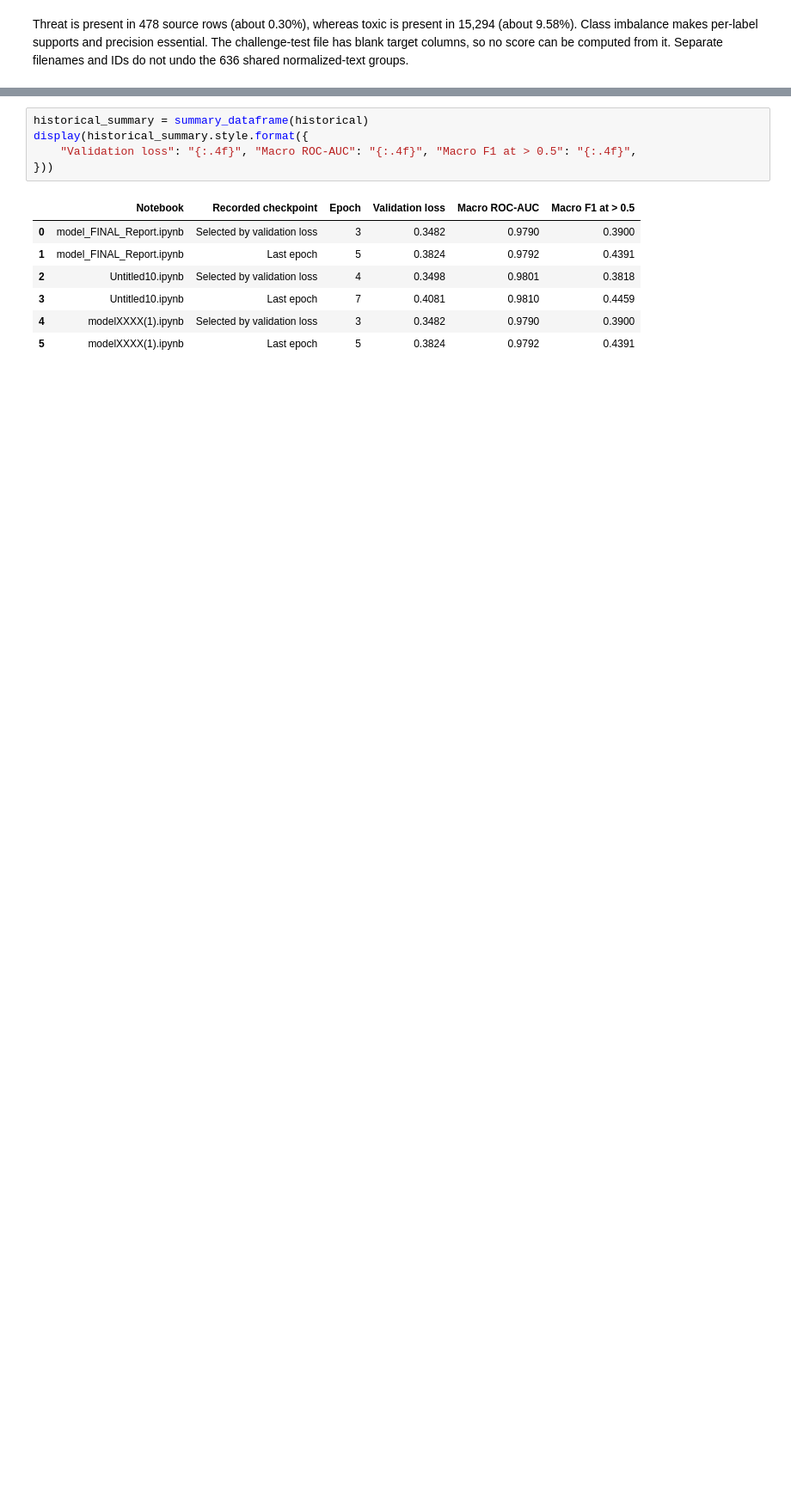
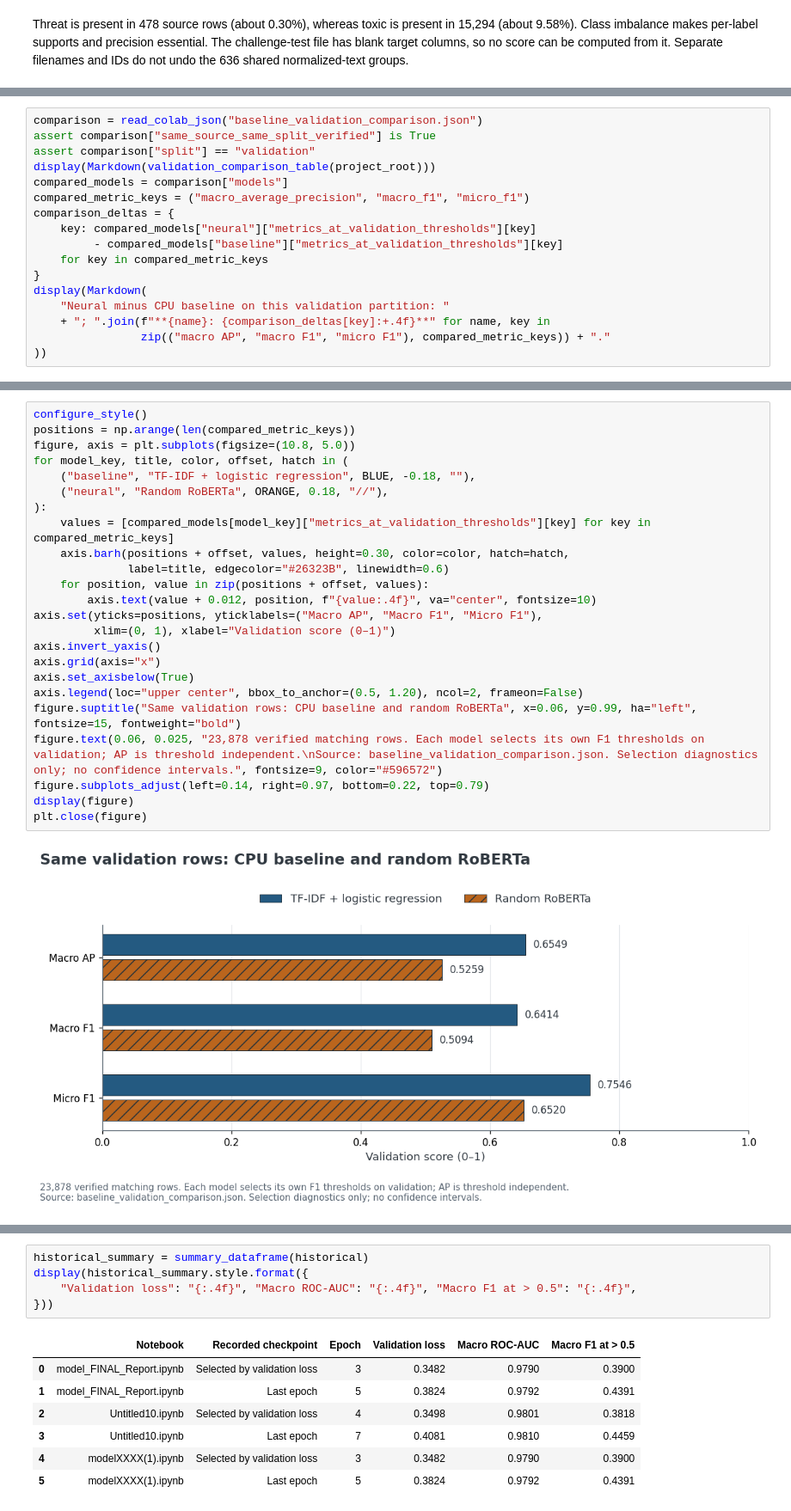
Before and after one commit to mobatayneh/toxic-comment-classification, a Jupyter notebook: notebooks/01_results_review.ipynb, the cells around one changed output, grey strips where cells are left out. Shown at 86% size. Drawn from its saved outputs; the diff is of its cells as text; blank space fills up the shorter version.

```diff
--- a/notebooks/01_results_review.ipynb
+++ b/notebooks/01_results_review.ipynb
@@ -127,0 +234,17 @@ F1 in these saved outputs uses strict `score > 0.5`. Table precision reflects th
+# %%
+comparison = read_colab_json("baseline_validation_comparison.json")
+assert comparison["same_source_same_split_verified"] is True
+assert comparison["split"] == "validation"
+display(Markdown(validation_comparison_table(project_root)))
+compared_models = comparison["models"]
+compared_metric_keys = ("macro_average_precision", "macro_f1", "micro_f1")
+comparison_deltas = {
+    key: compared_models["neural"]["metrics_at_validation_thresholds"][key]
+         - compared_models["baseline"]["metrics_at_validation_thresholds"][key]
+    for key in compared_metric_keys
+}
+display(Markdown(
+    "Neural minus CPU baseline on this validation partition: "
+    + "; ".join(f"**{name}: {comparison_deltas[key]:+.4f}**" for name, key in
+                zip(("macro AP", "macro F1", "micro F1"), compared_metric_keys)) + "."
+))
@@ -127,0 +259,26 @@ F1 in these saved outputs uses strict `score > 0.5`. Table precision reflects th
+# %%
+configure_style()
+positions = np.arange(len(compared_metric_keys))
+figure, axis = plt.subplots(figsize=(10.8, 5.0))
+for model_key, title, color, offset, hatch in (
+    ("baseline", "TF-IDF + logistic regression", BLUE, -0.18, ""),
+    ("neural", "Random RoBERTa", ORANGE, 0.18, "//"),
+):
+    values = [compared_models[model_key]["metrics_at_validation_thresholds"][key] for key in compared_metric_keys]
+    axis.barh(positions + offset, values, height=0.30, color=color, hatch=hatch,
+              label=title, edgecolor="#26323B", linewidth=0.6)
+    for position, value in zip(positions + offset, values):
+        axis.text(value + 0.012, position, f"{value:.4f}", va="center", fontsize=10)
+axis.set(yticks=positions, yticklabels=("Macro AP", "Macro F1", "Micro F1"),
+         xlim=(0, 1), xlabel="Validation score (0–1)")
+axis.invert_yaxis()
+axis.grid(axis="x")
+axis.set_axisbelow(True)
+axis.legend(loc="upper center", bbox_to_anchor=(0.5, 1.20), ncol=2, frameon=False)
+figure.suptitle("Same validation rows: CPU baseline and random RoBERTa", x=0.06, y=0.99, ha="left", fontsize=15, fontweight="bold")
+figure.text(0.06, 0.025, "23,878 verified matching rows. Each model selects its own F1 thresholds on validation; AP is threshold independent.\nSource: baseline_validation_comparison.json. Selection diagnostics only; no confidence intervals.", fontsize=9, color="#596572")
+figure.subplots_adjust(left=0.14, right=0.97, bottom=0.22, top=0.79)
+display(figure)
+plt.close(figure)
+# %% [output]
+[figure, added]
```
Also changed, not shown: parts of 23 cells of this notebook, 52 other files.
